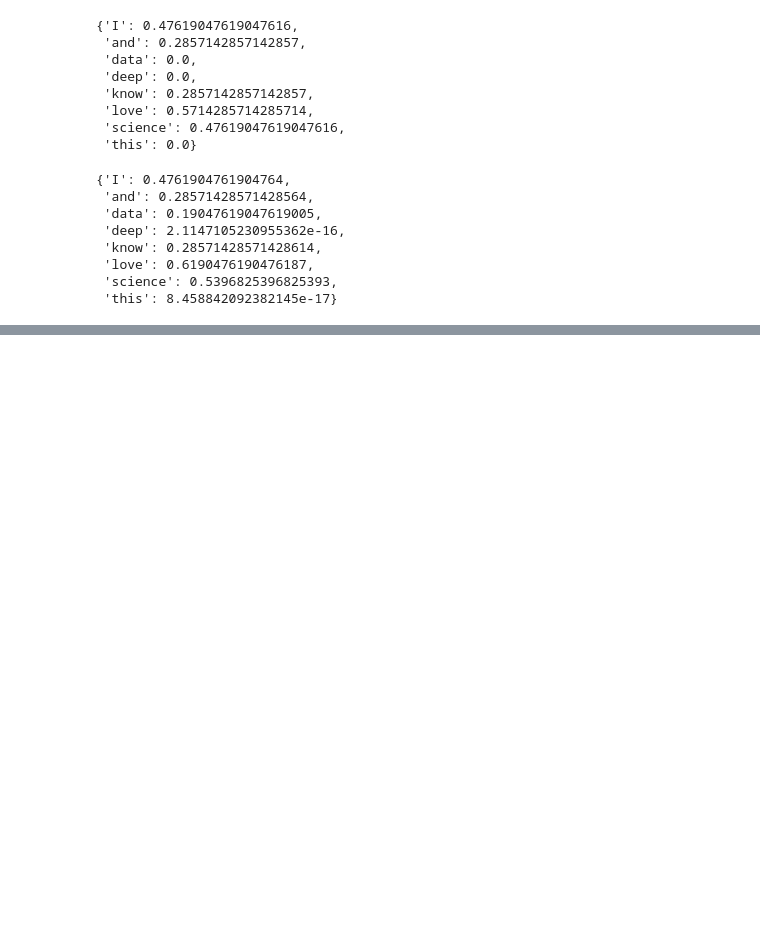
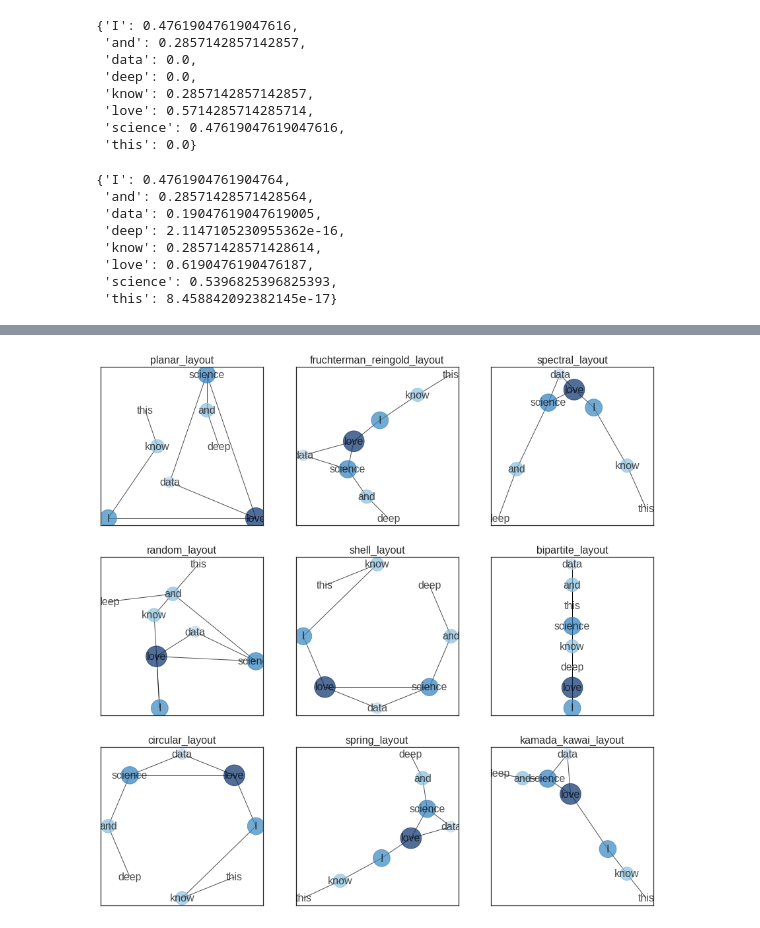
Before and after one commit to KimYongHwi/machine-learning-study, a Jupyter notebook: natural_language_processing/5_의미_연결망_분석(Semantic_Network_Analysis).ipynb, the cells around one changed output, grey strips where cells are left out. Saved outputs shown, nothing was run; the diff lists cells and outputs as text; code cells hidden in the pictures; blank space fills up the shorter version.

```diff
--- a/natural_language_processing/5_의미_연결망_분석(Semantic_Network_Analysis).ipynb
+++ b/natural_language_processing/5_의미_연결망_분석(Semantic_Network_Analysis).ipynb
@@ -323,0 +396,61 @@ nx.current_flow_betweenness_centrality(G)
+# %%
+pl = nx.planar_layout(G)
+frl = nx.fruchterman_reingold_layout(G)
+sl = nx.spectral_layout(G)
+rl = nx.random_layout(G)
+shell_la = nx.shell_layout(G)
+bl = nx.bipartite_layout(G, G.nodes())
+cl = nx.circular_layout(G)
+spl = nx.spring_layout(G)
+kkl = nx.kamada_kawai_layout(G)
+
+option = {
+    'font_size': 16,
+    'node_color': list(pr),
+    'node_size': get_node_size(pr),
+    'alpha': 0.7,
+    'cmap': plt.cm.Blues
+}
+
+plt.figure(figsize=(15,15))
+plt.axis('off')
+
+plt.subplot(331)
+plt.title('planar_layout', fontsize=16)
+nx.draw_networkx(G, pos=pl, **option)
+
+plt.subplot(332)
+plt.title('fruchterman_reingold_layout', fontsize=16)
+nx.draw_networkx(G, pos=frl, **option)
+
+plt.subplot(333)
+plt.title('spectral_layout', fontsize=16)
+nx.draw_networkx(G, pos=sl, **option)
+
+plt.subplot(334)
+plt.title('random_layout', fontsize=16)
+nx.draw_networkx(G, pos=rl, **option)
+
+plt.subplot(335)
+plt.title('shell_layout', fontsize=16)
+nx.draw_networkx(G, pos=shell_la, **option)
+
+plt.subplot(336)
+plt.title('bipartite_layout', fontsize=16)
+nx.draw_networkx(G, pos=bl, **option)
+
+plt.subplot(337)
+plt.title('circular_layout', fontsize=16)
+nx.draw_networkx(G, pos=cl, **option)
+
+plt.subplot(338)
+plt.title('spring_layout', fontsize=16)
+nx.draw_networkx(G, pos=spl, **option)
+
+plt.subplot(339)
+plt.title('kamada_kawai_layout', fontsize=16)
+nx.draw_networkx(G, pos=kkl, **option)
+
+plt.show()
+# %% [output]
+[figure, added]
```
Also changed, not shown: parts of 6 cells of this notebook.
